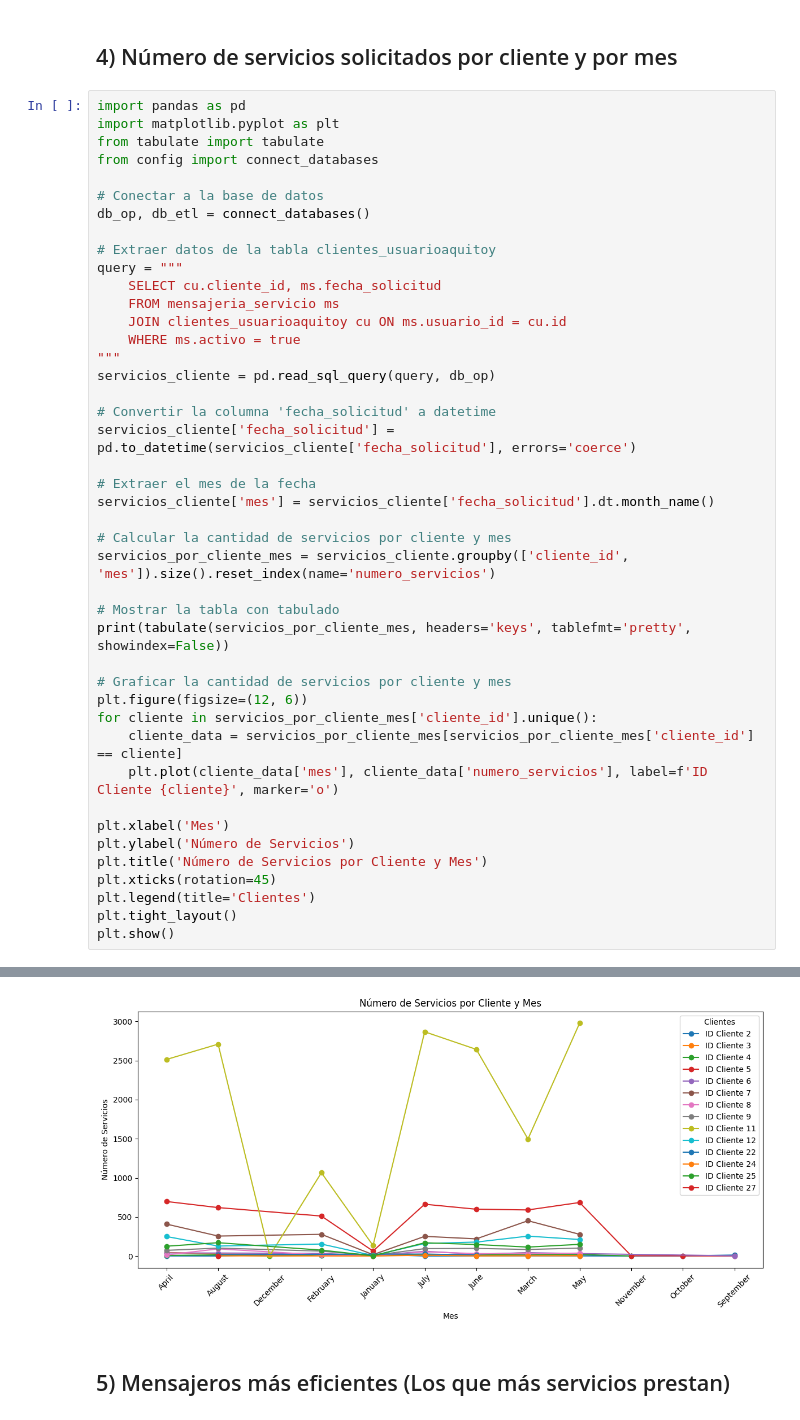
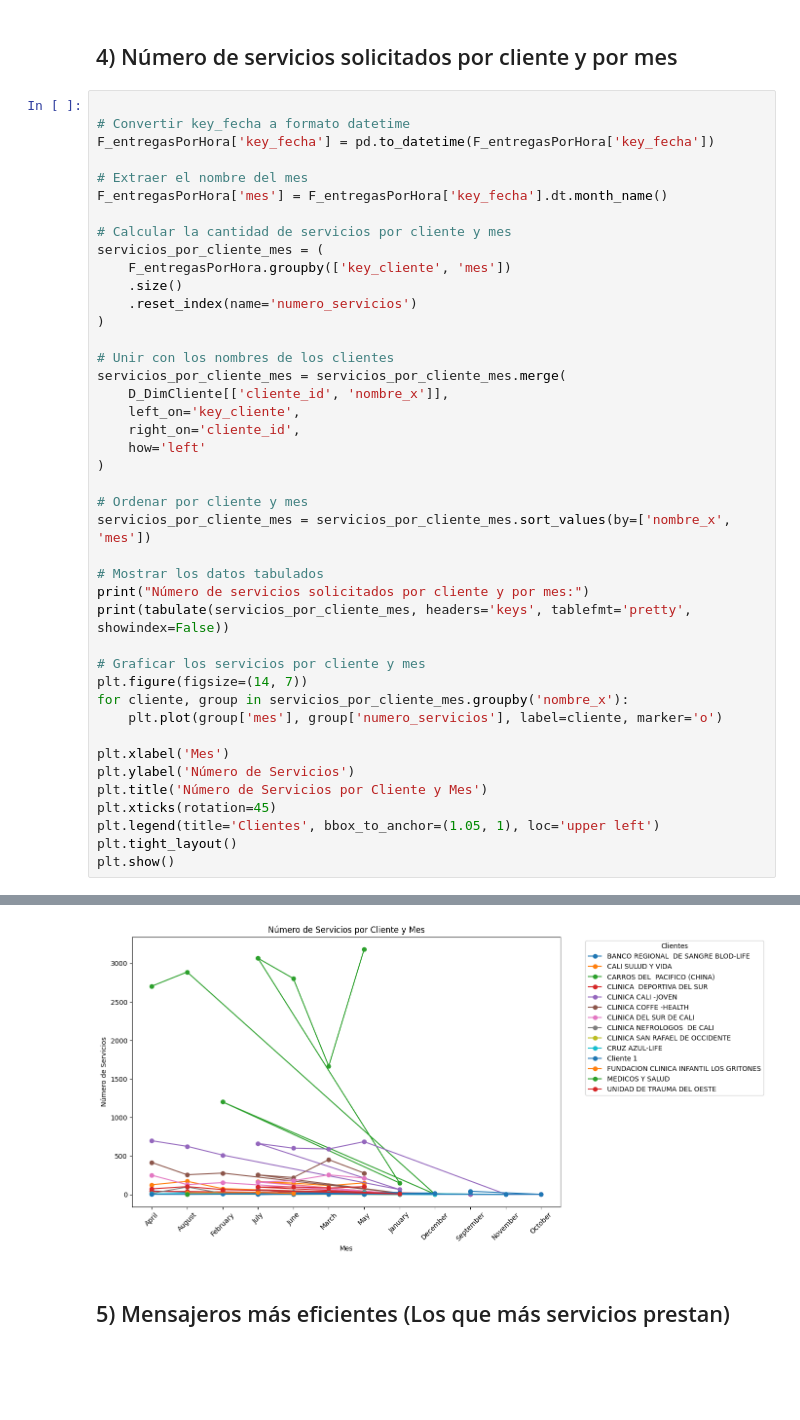
Before and after one commit to FalaisePocket/ETL-Entrega2, a Jupyter notebook: preguntas.ipynb, the cells around one changed output, grey strips where cells are left out. Cells and saved outputs as stored; diff of their text form; blank space fills up the shorter version.

```diff
--- a/preguntas.ipynb
+++ b/preguntas.ipynb
@@ -217,46 +192,45 @@ plt.show()
 # %% [markdown]
 ## 4) Número de servicios solicitados por cliente y por mes
 # %%
-import pandas as pd
-import matplotlib.pyplot as plt
-from tabulate import tabulate
-from config import connect_databases
 
-# Conectar a la base de datos
-db_op, db_etl = connect_databases()
+# Convertir key_fecha a formato datetime
+F_entregasPorHora['key_fecha'] = pd.to_datetime(F_entregasPorHora['key_fecha'])
 
-# Extraer datos de la tabla clientes_usuarioaquitoy
-query = """
-    SELECT cu.cliente_id, ms.fecha_solicitud
-    FROM mensajeria_servicio ms
-    JOIN clientes_usuarioaquitoy cu ON ms.usuario_id = cu.id
-    WHERE ms.activo = true
-"""
-servicios_cliente = pd.read_sql_query(query, db_op)
-
-# Convertir la columna 'fecha_solicitud' a datetime
-servicios_cliente['fecha_solicitud'] = pd.to_datetime(servicios_cliente['fecha_solicitud'], errors='coerce')
-
-# Extraer el mes de la fecha
-servicios_cliente['mes'] = servicios_cliente['fecha_solicitud'].dt.month_name()
+# Extraer el nombre del mes
+F_entregasPorHora['mes'] = F_entregasPorHora['key_fecha'].dt.month_name()
 
 # Calcular la cantidad de servicios por cliente y mes
-servicios_por_cliente_mes = servicios_cliente.groupby(['cliente_id', 'mes']).size().reset_index(name='numero_servicios')
+servicios_por_cliente_mes = (
+    F_entregasPorHora.groupby(['key_cliente', 'mes'])
+    .size()
+    .reset_index(name='numero_servicios')
+)
 
-# Mostrar la tabla con tabulado
+# Unir con los nombres de los clientes
+servicios_por_cliente_mes = servicios_por_cliente_mes.merge(
+    D_DimCliente[['cliente_id', 'nombre_x']],
+    left_on='key_cliente',
+    right_on='cliente_id',
+    how='left'
+)
+
+# Ordenar por cliente y mes
+servicios_por_cliente_mes = servicios_por_cliente_mes.sort_values(by=['nombre_x', 'mes'])
+
+# Mostrar los datos tabulados
+print("Número de servicios solicitados por cliente y por mes:")
 print(tabulate(servicios_por_cliente_mes, headers='keys', tablefmt='pretty', showindex=False))
 
-# Graficar la cantidad de servicios por cliente y mes
-plt.figure(figsize=(12, 6))
-for cliente in servicios_por_cliente_mes['cliente_id'].unique():
-    cliente_data = servicios_por_cliente_mes[servicios_por_cliente_mes['cliente_id'] == cliente]
-    plt.plot(cliente_data['mes'], cliente_data['numero_servicios'], label=f'ID Cliente {cliente}', marker='o')
+# Graficar los servicios por cliente y mes
+plt.figure(figsize=(14, 7))
+for cliente, group in servicios_por_cliente_mes.groupby('nombre_x'):
+    plt.plot(group['mes'], group['numero_servicios'], label=cliente, marker='o')
 
 plt.xlabel('Mes')
 plt.ylabel('Número de Servicios')
 plt.title('Número de Servicios por Cliente y Mes')
 plt.xticks(rotation=45)
-plt.legend(title='Clientes')
+plt.legend(title='Clientes', bbox_to_anchor=(1.05, 1), loc='upper left')
 plt.tight_layout()
 plt.show()
 # %% [output]
@@ -280,4 +254,4 @@ plt.show()
-[figure, old version]
+[figure, new version]
 # %% [markdown]
 ## 5) Mensajeros más eficientes (Los que más servicios prestan)
 # %%
```
Also changed, not shown: parts of 6 cells of this notebook.
